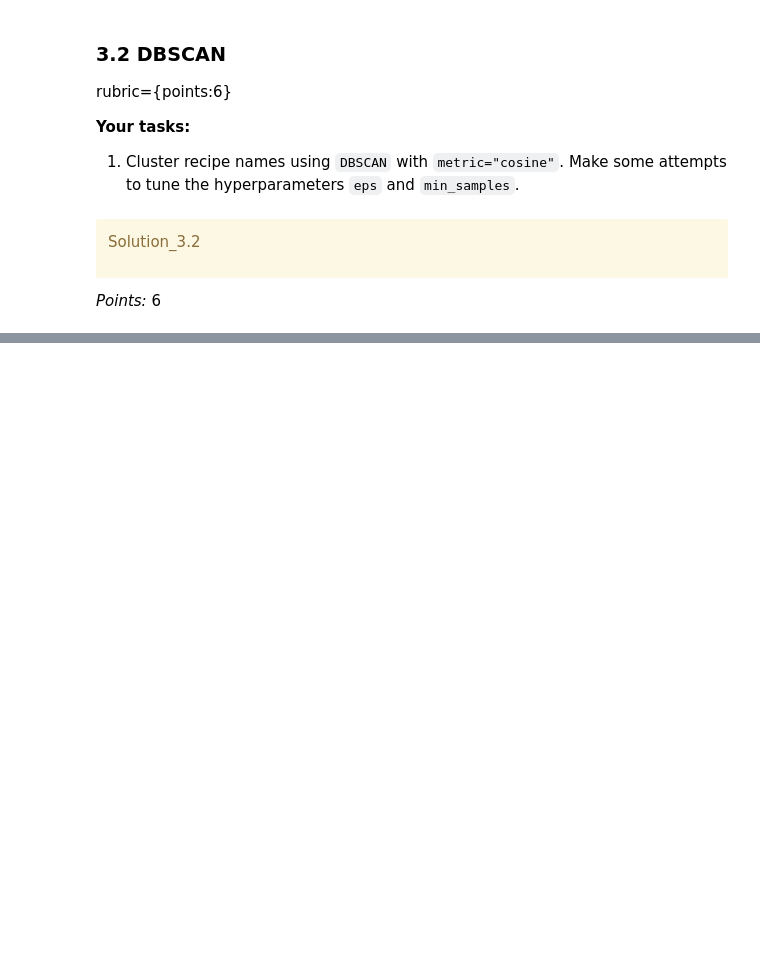
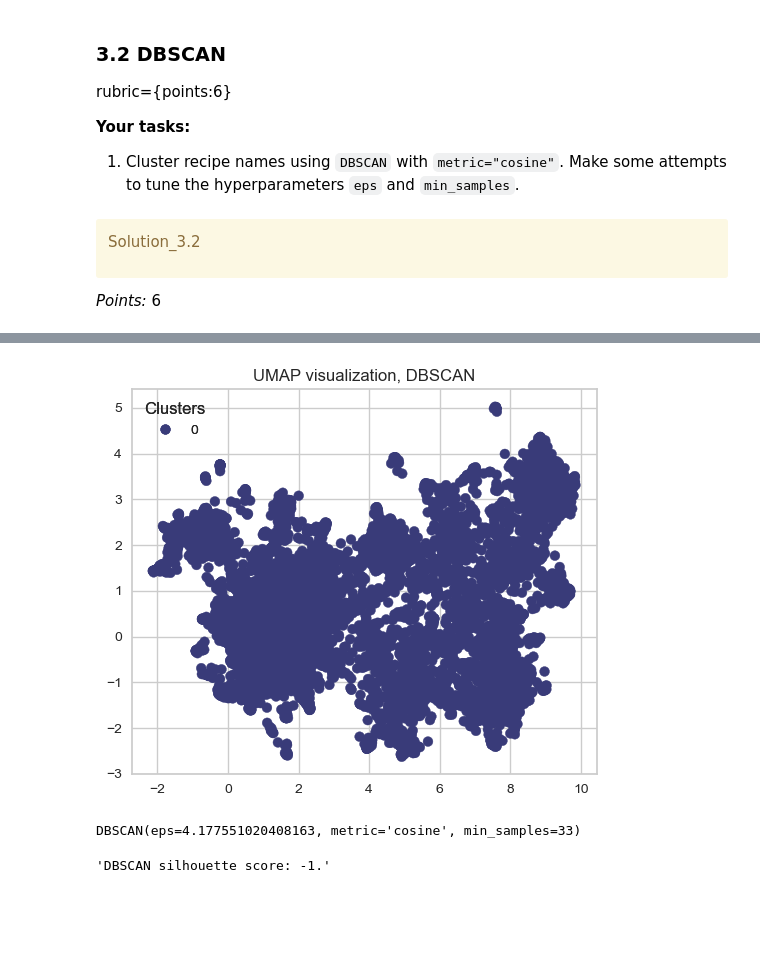
Before and after one commit to arthu-rguo/cpsc-330-hw6, a Jupyter notebook: hw6.ipynb, the cells around one changed output, grey strips where cells are left out. Drawn from its saved outputs; the diff is of its cells as text; code cells hidden in the pictures; blank space fills up the shorter version.

```diff
--- a/hw6.ipynb
+++ b/hw6.ipynb
@@ -822,3 +870,19 @@ _Type your answer here, replacing this text._
+# %%
+from sklearn.model_selection import RandomizedSearchCV
+
+recipes_dbscan_search = RandomizedSearchCV(DBSCAN(metric="cosine"), { "eps": np.linspace(0.1, 100), "min_samples": np.arange(1, 100) }, n_iter=100, scoring=silhouette_scorer, cv=3, random_state=42)
+recipes_dbscan_search.fit(embeddings)
+
+recipes_dbscan = recipes_dbscan_search.best_estimator_
+recipes_dbscan_labels = recipes_dbscan.labels_
+recipes_dbscan_silhouette = get_silhouette_score(embeddings, recipes_dbscan_labels)
+
+plot_umap_clusters(embeddings, recipes_dbscan_labels, title="UMAP visualization, DBSCAN")
+display(recipes_dbscan, f"DBSCAN silhouette score: {recipes_dbscan_silhouette}.")
+# %% [output]
+[figure, added]
+DBSCAN(eps=4.177551020408163, metric='cosine', min_samples=33)
+'DBSCAN silhouette score: -1.'
 # %% [markdown]
 <!-- END QUESTION -->
 
```
Also changed, not shown: parts of 19 cells of this notebook.
